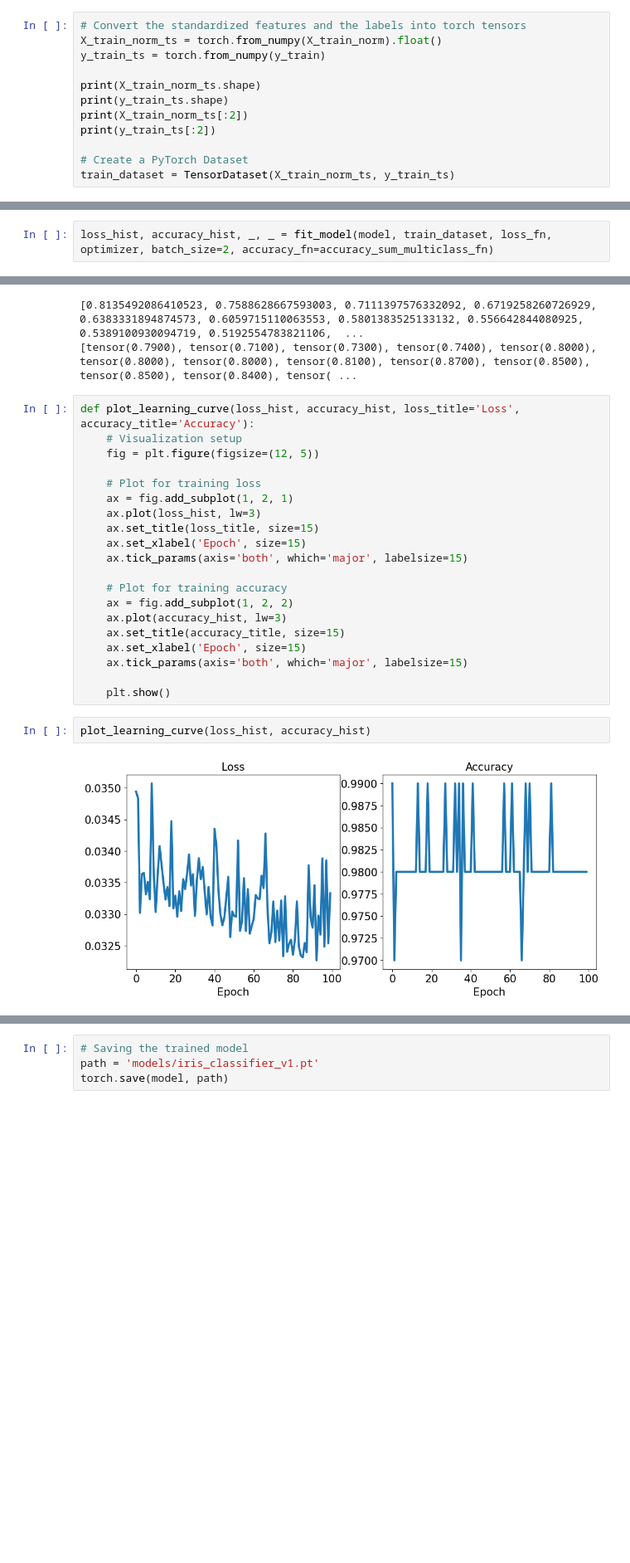
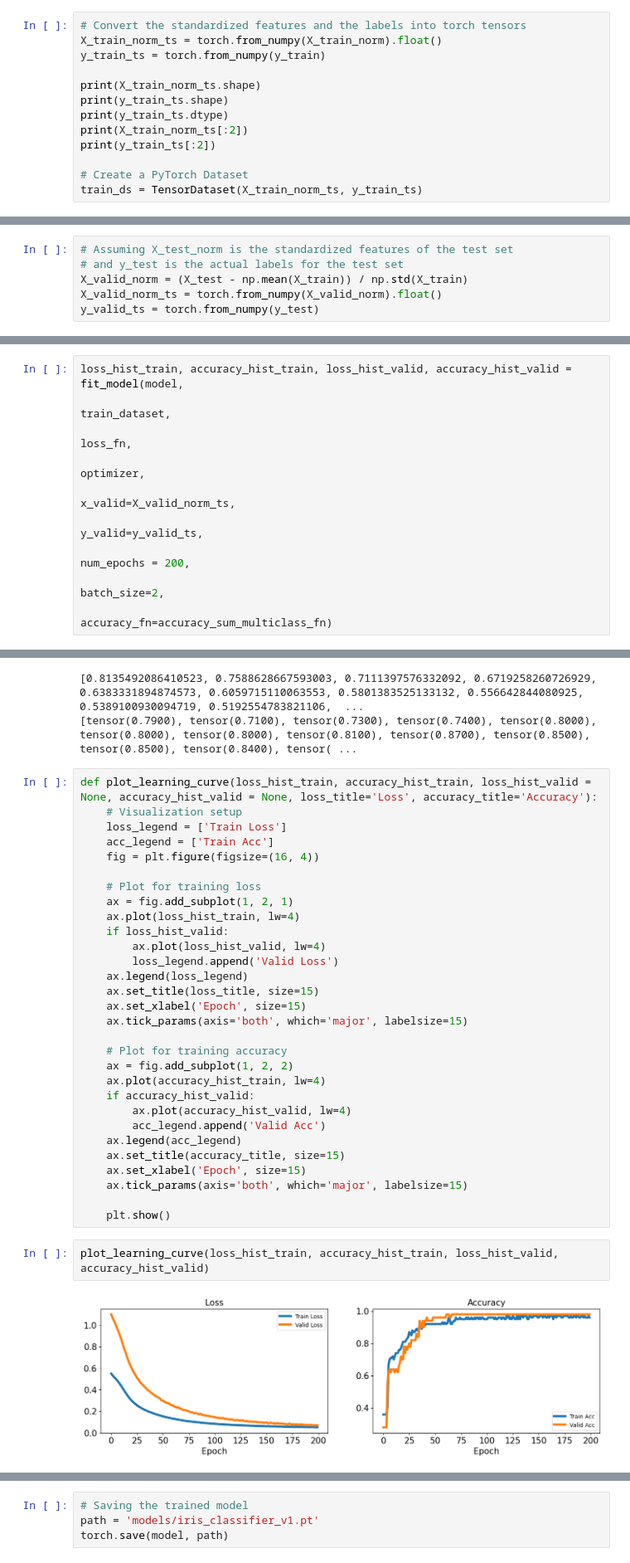
Before and after one commit to juancolamendy/ml-tutorials, a Jupyter notebook: pytorch/classification_iris.ipynb, the cells around one changed output, grey strips where cells are left out. Shown at 83% size. Drawn from its saved outputs; the diff is of its cells as text; blank space fills up the shorter version.

Commit message:
binary/multiclass classification

```diff
--- a/pytorch/classification_iris.ipynb
+++ b/pytorch/classification_iris.ipynb
@@ -44,11 +46,12 @@ y_train_ts = torch.from_numpy(y_train)
 
 print(X_train_norm_ts.shape)
 print(y_train_ts.shape)
+print(y_train_ts.dtype)
 print(X_train_norm_ts[:2])
 print(y_train_ts[:2])
 
 # Create a PyTorch Dataset
-train_dataset = TensorDataset(X_train_norm_ts, y_train_ts)
+train_ds = TensorDataset(X_train_norm_ts, y_train_ts)
 # %% [output]
 torch.Size([100, 4])
 torch.Size([100])
@@ -55,6 +59,12 @@ torch.Size([100])
 tensor([[ 0.8389, -0.0275, -0.9959, -1.6585],
         [ 1.0428,  0.0234, -1.0978, -1.6585]])
 tensor([0, 0])
+# %%
+# Assuming X_test_norm is the standardized features of the test set
+# and y_test is the actual labels for the test set
+X_valid_norm = (X_test - np.mean(X_train)) / np.std(X_train)
+X_valid_norm_ts = torch.from_numpy(X_valid_norm).float()
+y_valid_ts = torch.from_numpy(y_test)
 # %%
 # Define the model
 import torch
@@ -225,5 +183,13 @@ learning_rate = 0.001
 loss_fn = nn.CrossEntropyLoss()
 optimizer = optim.Adam(model.parameters(), lr=learning_rate)
 # %%
-loss_hist, accuracy_hist, _, _ = fit_model(model, train_dataset, loss_fn, optimizer, batch_size=2, accuracy_fn=accuracy_sum_multiclass_fn)
+loss_hist_train, accuracy_hist_train, loss_hist_valid, accuracy_hist_valid = fit_model(model,
+                                                                                       train_dataset,
+                                                                                       loss_fn,
+                                                                                       optimizer,
+                                                                                       x_valid=X_valid_norm_ts,
+                                                                                       y_valid=y_valid_ts,
+                                                                                       num_epochs = 200,
+                                                                                       batch_size=2,
+                                                                                       accuracy_fn=accuracy_sum_multiclass_fn)
 # %% [output]
@@ -244,26 +220,36 @@ print(accuracy_hist)
 [0.8135492086410523, 0.7588628667593003, 0.7111397576332092, 0.6719258260726929, 0.6383331894874573, 0.6059715110063553, 0.5801383525133132, 0.556642844080925, 0.5389100930094719, 0.5192554783821106,  ...
 [tensor(0.7900), tensor(0.7100), tensor(0.7300), tensor(0.7400), tensor(0.8000), tensor(0.8000), tensor(0.8000), tensor(0.8100), tensor(0.8700), tensor(0.8500), tensor(0.8500), tensor(0.8400), tensor( ...
 # %%
-def plot_learning_curve(loss_hist, accuracy_hist, loss_title='Loss', accuracy_title='Accuracy'):
+def plot_learning_curve(loss_hist_train, accuracy_hist_train, loss_hist_valid = None, accuracy_hist_valid = None, loss_title='Loss', accuracy_title='Accuracy'):
     # Visualization setup
-    fig = plt.figure(figsize=(12, 5))
+    loss_legend = ['Train Loss']
+    acc_legend = ['Train Acc']
+    fig = plt.figure(figsize=(16, 4))
 
     # Plot for training loss
     ax = fig.add_subplot(1, 2, 1)
-    ax.plot(loss_hist, lw=3)
+    ax.plot(loss_hist_train, lw=4)
+    if loss_hist_valid:
+        ax.plot(loss_hist_valid, lw=4)
+        loss_legend.append('Valid Loss')
+    ax.legend(loss_legend)
     ax.set_title(loss_title, size=15)
     ax.set_xlabel('Epoch', size=15)
     ax.tick_params(axis='both', which='major', labelsize=15)
 
     # Plot for training accuracy
     ax = fig.add_subplot(1, 2, 2)
-    ax.plot(accuracy_hist, lw=3)
+    ax.plot(accuracy_hist_train, lw=4)
+    if accuracy_hist_valid:
+        ax.plot(accuracy_hist_valid, lw=4)
+        acc_legend.append('Valid Acc')
+    ax.legend(acc_legend)
     ax.set_title(accuracy_title, size=15)
     ax.set_xlabel('Epoch', size=15)
     ax.tick_params(axis='both', which='major', labelsize=15)
 
     plt.show()
 # %%
-plot_learning_curve(loss_hist, accuracy_hist)
+plot_learning_curve(loss_hist_train, accuracy_hist_train, loss_hist_valid, accuracy_hist_valid)
 # %% [output]
-[figure, old version]
+[figure, new version]
```
Also changed, not shown: parts of 11 cells of this notebook, 1 other file.
